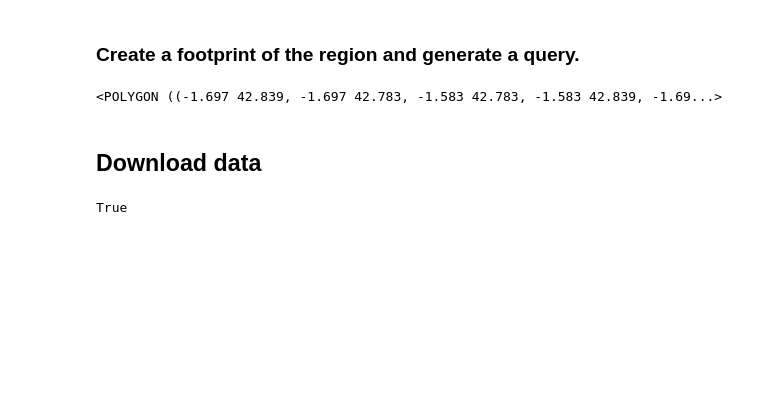
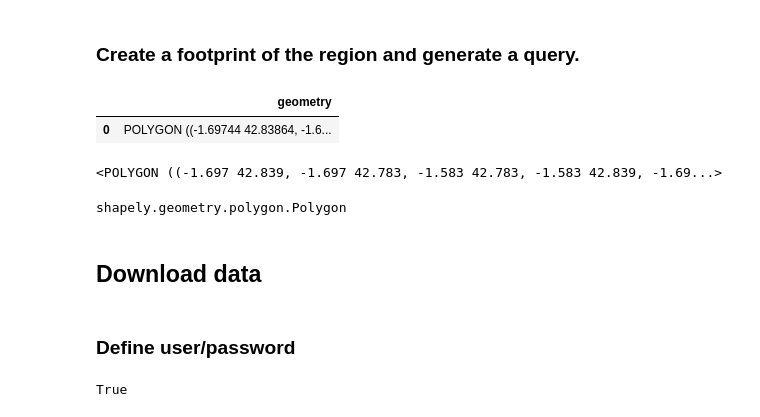
Before and after one commit to alabarga/geospatial-python-cr23, a Jupyter notebook: course/sesion-3-satellite-imaging/3.1_Sentinelsat.ipynb, the cells around one changed output. Drawn from its saved outputs; the diff is of its cells as text; code cells hidden in the pictures; blank space fills up the shorter version.

```diff
--- a/course/sesion-3-satellite-imaging/3.1_Sentinelsat.ipynb
+++ b/course/sesion-3-satellite-imaging/3.1_Sentinelsat.ipynb
@@ -41,10 +42,21 @@ m
 [interactive output not drawn]
 # %% [markdown]
 ### Create a footprint of the region and generate a query.
+# %%
+boundary
+# %% [output]
+|  | geometry |
+| 0 | POLYGON ((-1.69744 42.83864, -1.6... |
+# %%
+boundary['geometry'][0]
+# %% [output]
+<POLYGON ((-1.697 42.839, -1.697 42.783, -1.583 42.783, -1.583 42.839, -1.69...>
 # %%
 footprint = boundary['geometry'][0]
-footprint
+type(footprint)
 # %% [output]
-<POLYGON ((-1.697 42.839, -1.697 42.783, -1.583 42.783, -1.583 42.839, -1.69...>
+shapely.geometry.polygon.Polygon
 # %% [markdown]
 ## Download data
+# %% [markdown]
+### Define user/password
```
Also changed, not shown: parts of 63 cells of this notebook, 6 other files.
